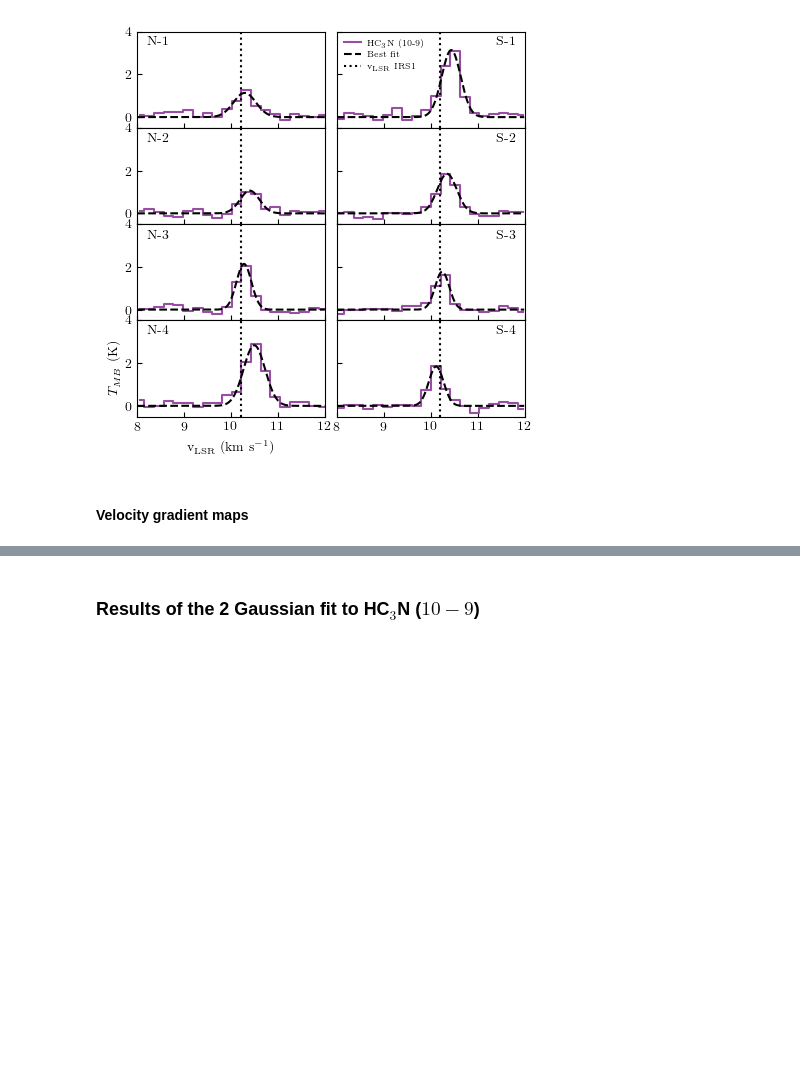
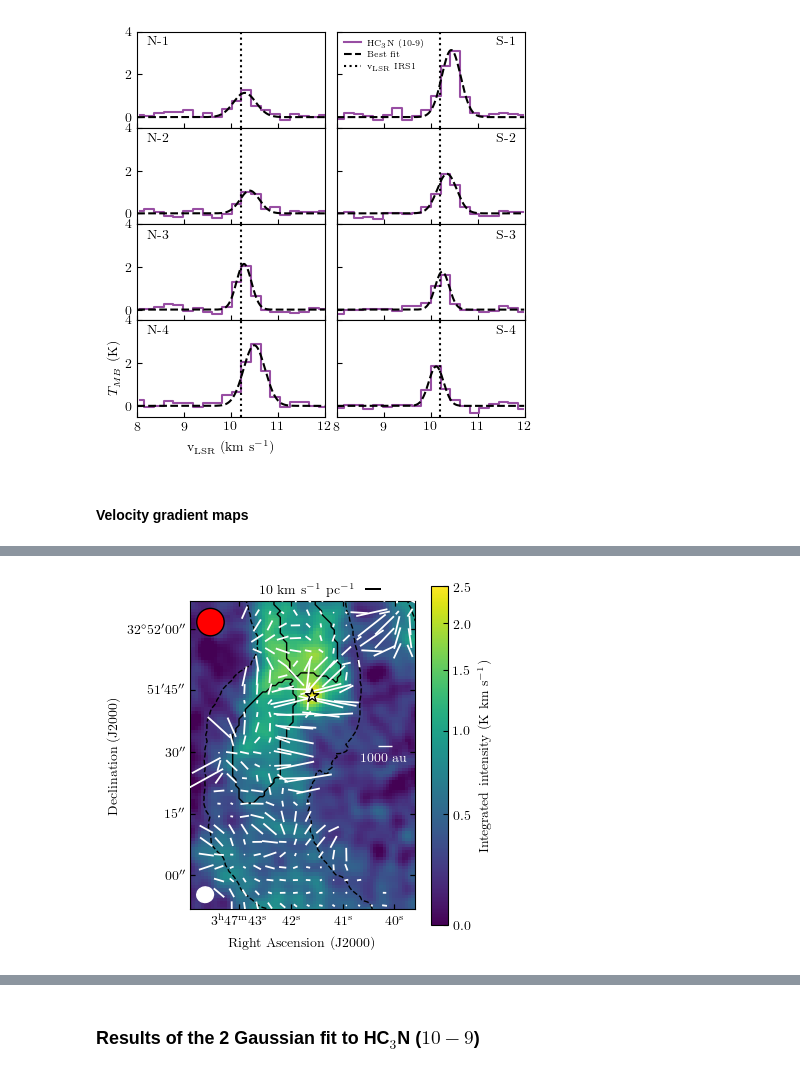
Before and after one commit to tere-valdivia/Barnard_5_infall, a Jupyter notebook: figures.ipynb, the cells around one changed output, grey strips where cells are left out. Saved outputs shown, nothing was run; the diff lists cells and outputs as text; code cells hidden in the pictures; blank space fills up the shorter version.

Commit message:
fix quiver plot

```diff
--- a/figures.ipynb
+++ b/figures.ipynb
@@ -808,34 +826,36 @@ mask = np.where(vectorx!=0, 1, 0)
 vectorx = np.where(mask.astype(bool), vectorx, np.nan)
 vectory = np.where(mask.astype(bool), vectory, np.nan)
 vectorx2 = vectorx[2::ns, 2::ns]
 vectory2 = vectory[2::ns, 2::ns]
 xx = np.linspace(0, np.shape(vectorx)[1], np.shape(vectorx)[1])
 yy = np.linspace(0, np.shape(vectorx)[0], np.shape(vectorx)[0])
 xx2 = xx[2::ns].copy()
 yy2 = yy[2::ns].copy()
 norm = simple_norm(mapdata, stretch, min_cut=vmin, max_cut=vmax, asinh_a = vmid)
 
 fig = plt.figure(figsize=(4,4))
 gc = fig.add_subplot(111, projection=wcs)
 im = gc.imshow(mapdata, origin='lower', cmap=cmap, norm=norm)
-qui = gc.quiver(xx2, yy2, vectorx2, vectory2, scale=2, scale_units='y', pivot='mid', width=0.008, color='w', zorder=100) #headwidth=0, headlength=0, headaxislength=0,
+qui = gc.quiver(xx2, yy2, vectorx2, vectory2, scale=2, scale_units='y', pivot='mid', width=0.008, color='w', zorder=100, headwidth=0, headlength=0, headaxislength=0)
 gc.quiverkey(qui, X=0.62, Y=0.91, U=10,label=r'10 km s$^{-1}$ pc$^{-1}$', labelpos='W', coordinates='figure', labelcolor='k', color='k')
 gc.set_xlim([69,140])
 gc.set_ylim([85,182])
 gc.scatter(ra_yso, dec_yso, marker='*', transform=gc.get_transform('fk5'), s=100,
            edgecolor='k', facecolor='none', zorder=500)
 gc.contour(contdata, levels=np.array([0.5]), colors='k', linewidths=1)
 gc.contour(contdata_NH3, levels=nh3mom0levels, colors='k', linestyles='dashed', transform=gc.get_transform(WCS(fits.getheader(nh3mom0file))), linewidths=1)
 # gc.contour(tpeak, transform=gc.get_transform(WCS(tpeakheader)), levels=[0.5], colors='k', zorder=10)
 add_beam(gc, major=bmaj, minor=bmin, angle=bpa, frame=False, pad=0.1, ec = 'w', fc='w')
 add_scalebar(gc, scalebardeg_s, label=str(scalebarsize_s)+' au', color='w', fontproperties=fontprops, corner='right', borderpad=0)
 gc.set_xlabel('Right Ascension (J2000)')
 gc.set_ylabel('Declination (J2000)')
 fig.colorbar(im, ax=gc, pad=0.05, label=r'Integrated intensity (K km s$^{-1}$)', shrink=1.1)
 add_beam(gc, major=2*np.sqrt(bmaj * bmin / (2 * np.log(2))), minor=2*np.sqrt(bmaj * bmin / (2 * np.log(2))), angle=0*u.deg, frame=False, pad=0.1, ec = 'k', fc='r', corner='top left')
 
 if savefigure:
     fig.savefig(figname, dpi=dpibase, bbox_inches='tight')
+# %% [output]
+[figure, added]
 # %%
 # quiver plot, zoomed into the condensations of the north, with intensity behind
 
```
Also changed, not shown: parts of 7 cells of this notebook, 8 other files.
